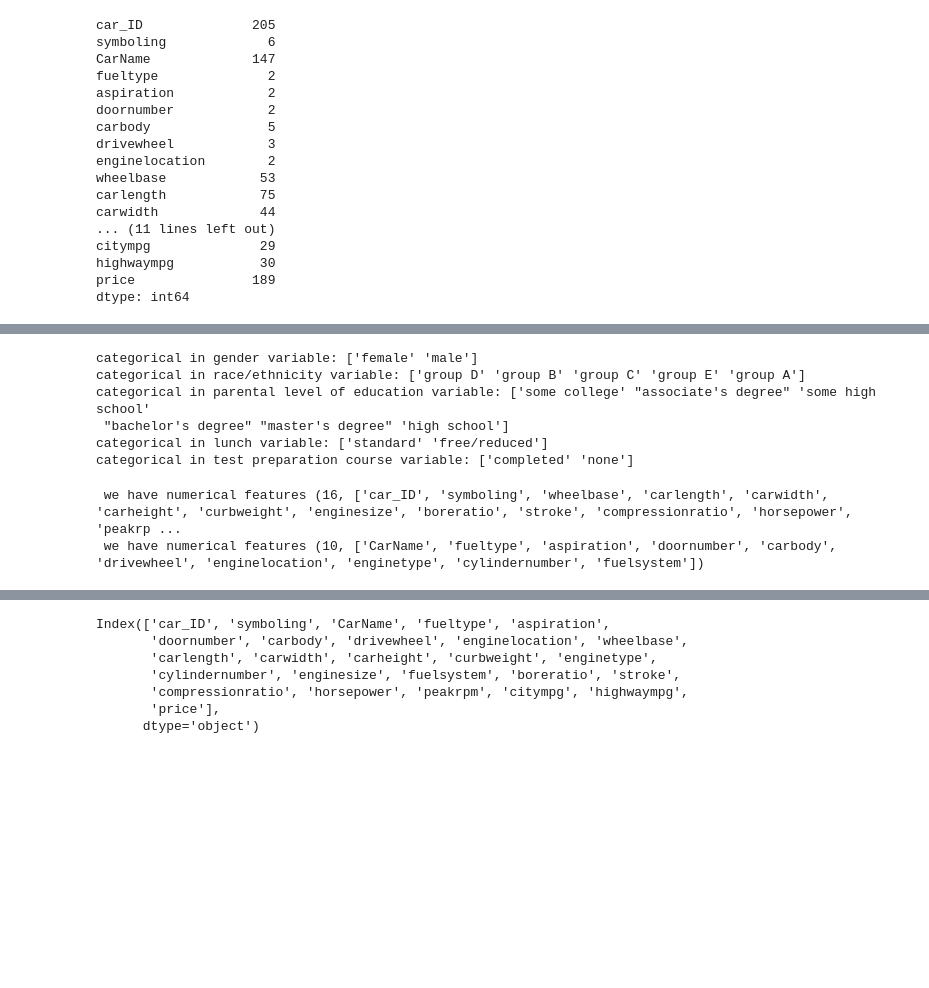
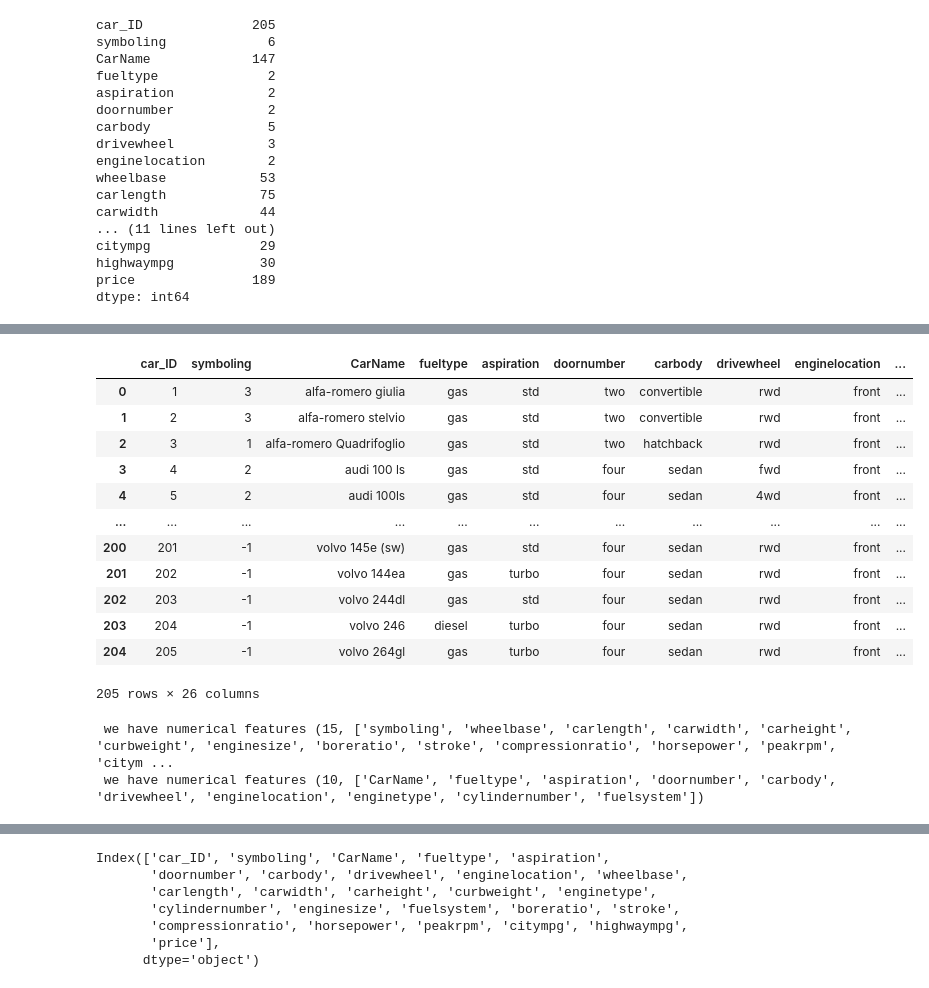
Before and after one commit to usman3721/end-to-end-ML-prolect, a Jupyter notebook: notebook/EDA.ipynb, the cells around one changed output, grey strips where cells are left out. Saved outputs shown, nothing was run; the diff lists cells and outputs as text; code cells hidden in the pictures; blank space fills up the shorter version.

```diff
--- a/notebook/EDA.ipynb
+++ b/notebook/EDA.ipynb
@@ -131,28 +129,3 @@ df.describe()
 | 50% | 103.000000 | 1.000000 | 97.000000 | 173.200000 | 65.500000 | 54.100000 | 2414.000000 | 120.000000 | 3.310000 | ... |
 | 75% | 154.000000 | 2.000000 | 102.400000 | 183.100000 | 66.900000 | 55.500000 | 2935.000000 | 141.000000 | 3.580000 | ... |
 | max | 205.000000 | 3.000000 | 120.900000 | 208.100000 | 72.300000 | 59.800000 | 4066.000000 | 326.000000 | 3.940000 | ... |
-# %%
-print(f"categorical in gender variable: ", end="")
-print(df["gender"].unique())
-
-print(f"categorical in race/ethnicity variable: ", end="")
-print(df["race/ethnicity"].unique())
-
-print(f"categorical in parental level of education variable: ", end="")
-print(df["parental level of education"].unique())
-
-print(f"categorical in lunch variable: ", end="")
-print(df["lunch"].unique())
-
-print(f"categorical in test preparation course variable: ", end="")
-print(df["test preparation course"].unique())
-
-# print(f"categorical in gender variable: ", end="")
-# print(df["gender"].unique())
-# %% [output]
-categorical in gender variable: ['female' 'male']
-categorical in race/ethnicity variable: ['group D' 'group B' 'group C' 'group E' 'group A']
-categorical in parental level of education variable: ['some college' "associate's degree" 'some high school'
- "bachelor's degree" "master's degree" 'high school']
-categorical in lunch variable: ['standard' 'free/reduced']
-categorical in test preparation course variable: ['completed' 'none']
@@ -159,9 +134,27 @@ categorical in test preparation course variable: ['completed' 'none']
+# %%
+df
+# print(f"categorical in gender variable: ", end="")
+# print(df["gender"].unique())
+# %% [output]
+|  | car_ID | symboling | CarName | fueltype | aspiration | doornumber | carbody | drivewheel | enginelocation | ... |
+| 0 | 1 | 3 | alfa-romero giulia | gas | std | two | convertible | rwd | front | ... |
+| 1 | 2 | 3 | alfa-romero stelvio | gas | std | two | convertible | rwd | front | ... |
+| 2 | 3 | 1 | alfa-romero Quadrifoglio | gas | std | two | hatchback | rwd | front | ... |
+| 3 | 4 | 2 | audi 100 ls | gas | std | four | sedan | fwd | front | ... |
+| 4 | 5 | 2 | audi 100ls | gas | std | four | sedan | 4wd | front | ... |
+| ... | ... | ... | ... | ... | ... | ... | ... | ... | ... | ... |
+| 200 | 201 | -1 | volvo 145e (sw) | gas | std | four | sedan | rwd | front | ... |
+| 201 | 202 | -1 | volvo 144ea | gas | turbo | four | sedan | rwd | front | ... |
+| 202 | 203 | -1 | volvo 244dl | gas | std | four | sedan | rwd | front | ... |
+| 203 | 204 | -1 | volvo 246 | diesel | turbo | four | sedan | rwd | front | ... |
+| 204 | 205 | -1 | volvo 264gl | gas | turbo | four | sedan | rwd | front | ... |
+205 rows × 26 columns
 # %%
-numeric_features=[feature for feature in df.columns if df[feature].dtype != "O"]
-categorical_features=[feature for feature in df.columns if df[feature].dtype == "O"]
+numeric_features=[feature for feature in df1.columns if df1[feature].dtype != "O"]
+categorical_features=[feature for feature in df1.columns if df1[feature].dtype == "O"]
 
 print(f" we have numerical features { len(numeric_features),numeric_features}")
 print(f" we have numerical features { len(categorical_features),categorical_features}")
 # %% [output]
- we have numerical features (16, ['car_ID', 'symboling', 'wheelbase', 'carlength', 'carwidth', 'carheight', 'curbweight', 'enginesize', 'boreratio', 'stroke', 'compressionratio', 'horsepower', 'peakrp ...
+ we have numerical features (15, ['symboling', 'wheelbase', 'carlength', 'carwidth', 'carheight', 'curbweight', 'enginesize', 'boreratio', 'stroke', 'compressionratio', 'horsepower', 'peakrpm', 'citym ...
  we have numerical features (10, ['CarName', 'fueltype', 'aspiration', 'doornumber', 'carbody', 'drivewheel', 'enginelocation', 'enginetype', 'cylindernumber', 'fuelsystem'])
```
Also changed, not shown: parts of 9 cells of this notebook, 6 other files.
